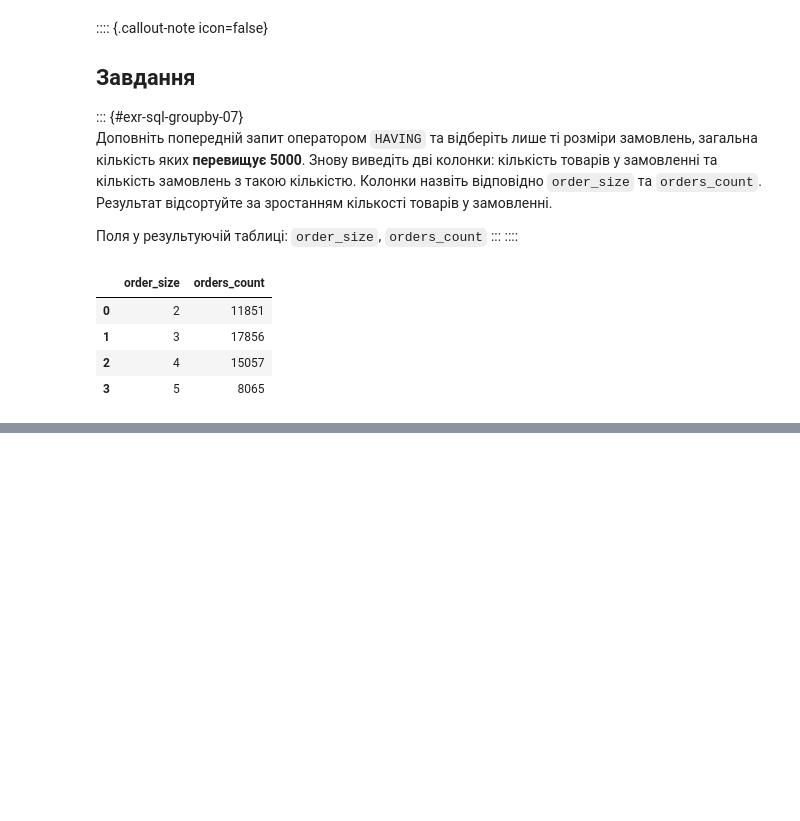
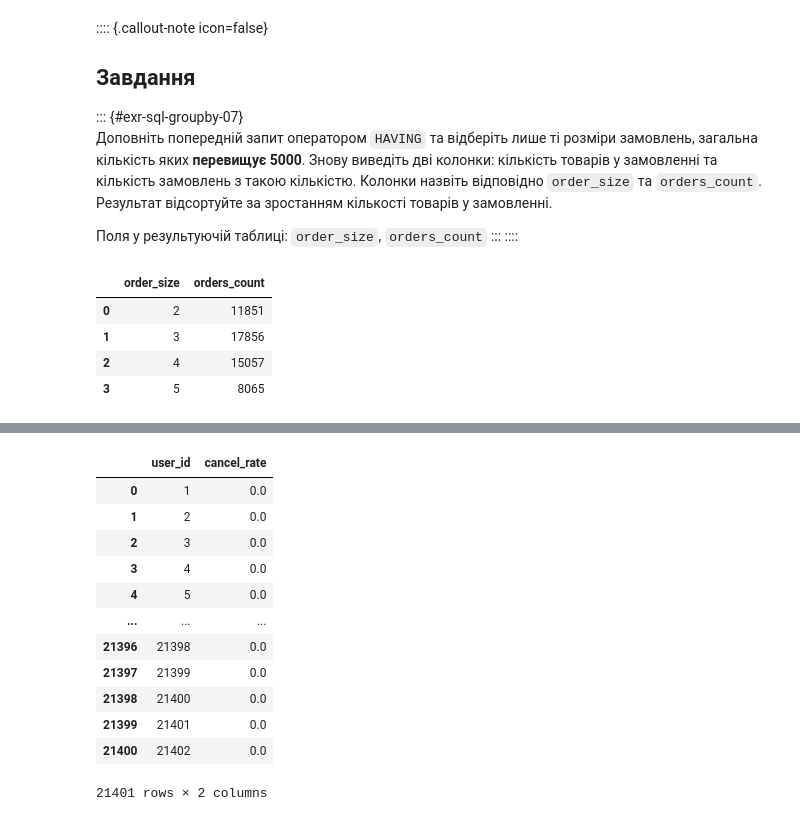
Before and after one commit to Aranaur/py4ds, a Jupyter notebook: sql_groupby.ipynb, the cells around one changed output, grey strips where cells are left out. Saved outputs shown, nothing was run; the diff lists cells and outputs as text; code cells hidden in the pictures; blank space fills up the shorter version.

```diff
--- a/sql_groupby.ipynb
+++ b/sql_groupby.ipynb
@@ -380,0 +522,25 @@ ORDER BY order_size
+# %%
+#| code-fold: true
+#| code-summary: "Рішення"
+
+%%sql
+SELECT user_id,
+       round(count(action) filter (WHERE action = 'cancel_order')::decimal / count(action) filter (WHERE action = 'create_order'),
+             2) as cancel_rate
+FROM   user_actions
+GROUP BY user_id
+ORDER BY user_id
+# %% [output]
+|  | user_id | cancel_rate |
+| 0 | 1 | 0.0 |
+| 1 | 2 | 0.0 |
+| 2 | 3 | 0.0 |
+| 3 | 4 | 0.0 |
+| 4 | 5 | 0.0 |
+| ... | ... | ... |
+| 21396 | 21398 | 0.0 |
+| 21397 | 21399 | 0.0 |
+| 21398 | 21400 | 0.0 |
+| 21399 | 21401 | 0.0 |
+| 21400 | 21402 | 0.0 |
+21401 rows × 2 columns
```
Also changed, not shown: parts of 14 cells of this notebook, 24 other files.
